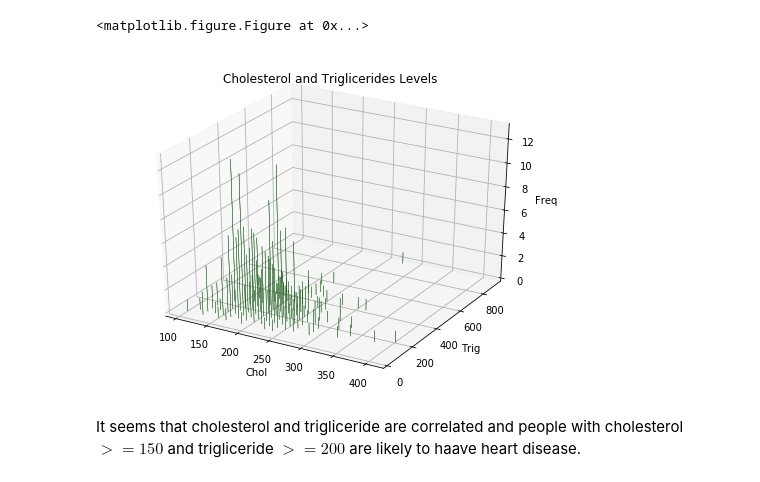
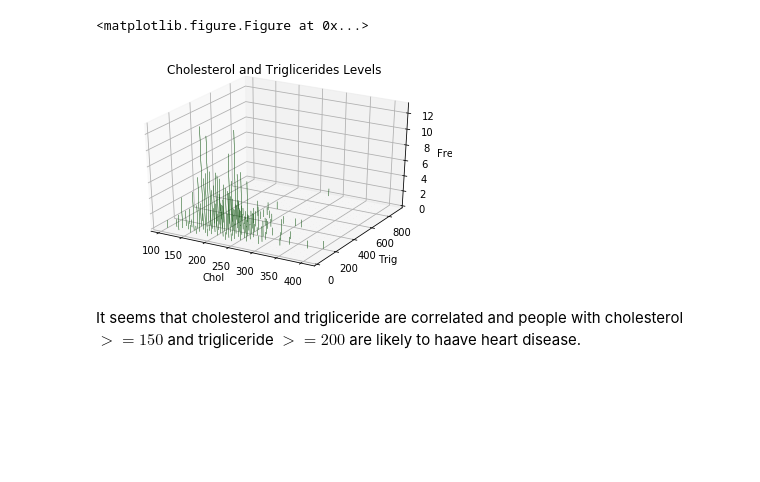
Before and after one commit to quainialberto/BootCamp2018, a Jupyter notebook: ProbSets/Computation/ProbSet2/AdditionalExercises.ipynb, the cells around one changed output. Drawn from its saved outputs; the diff is of its cells as text; code cells hidden in the pictures; blank space fills up the shorter version.

```diff
--- a/ProbSets/Computation/ProbSet2/AdditionalExercises.ipynb
+++ b/ProbSets/Computation/ProbSet2/AdditionalExercises.ipynb
@@ -52,31 +75,31 @@ print("Midpoint of bin with highest frequency: ", round(midpoint, 4))
 Midpoint of bin with highest frequency:  236.04
 <matplotlib.figure.Figure at 0x...>
 # %%
-fig = plt.figure(figsize=(8,6))
+fig = plt.figure()
 ax = fig.add_subplot(111, projection='3d')
 hist, xs, ys = np.histogram2d(lipids['chol'], lipids['trig'], bins=25)
 
 xpos, ypos = np.meshgrid(xs[:-1] + 0.3, ys[:-1] + 0.3)
 xpos = xpos.flatten('F')
 ypos = ypos.flatten('F')
 zpos = np.zeros_like(xpos)
 
 dx = 0.5 * np.ones_like(zpos)
 dy = dx.copy()
 dz = hist.flatten()
 
 ax.bar3d(xpos, ypos, zpos, dx, dy, dz, color='g')
 
 ax.set_xlabel('Chol')
 ax.set_ylabel('Trig')
 ax.set_zlabel('Freq')
 
 plt.title('Cholesterol and Triglicerides Levels')
 plt.savefig('images/chol_3d_hist.png')
 plt.show()
 
 plt.show()
 # %% [output]
-[figure, old version]
+[figure, new version]
 # %% [markdown]
 It seems that cholesterol and trigliceride are correlated and people with cholesterol $>= 150$ and trigliceride $>= 200$ are likely to haave heart disease.
```
Also changed, not shown: parts of 6 cells of this notebook, 1 other file.
